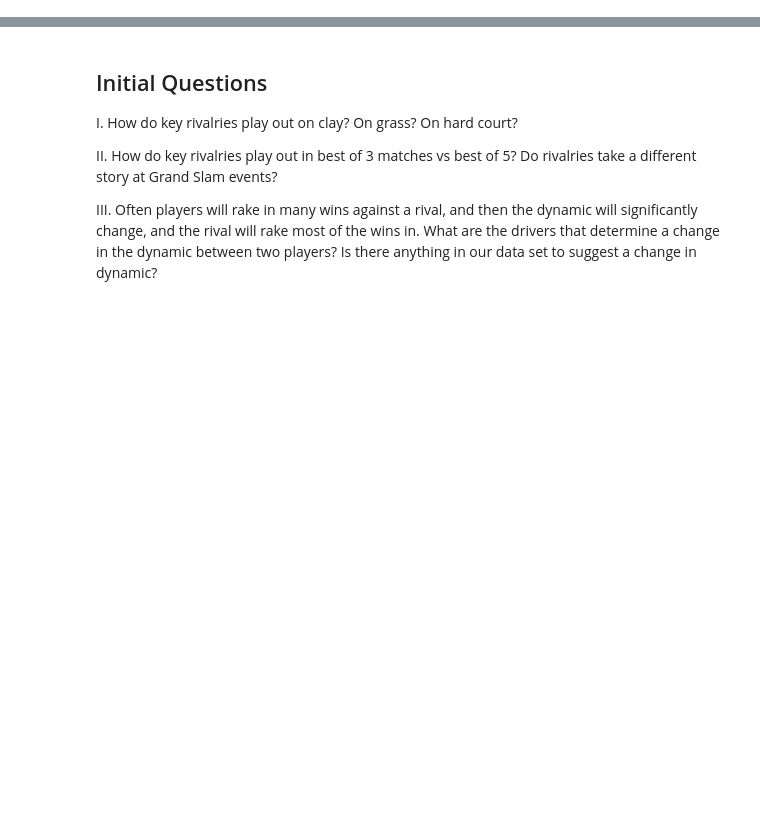
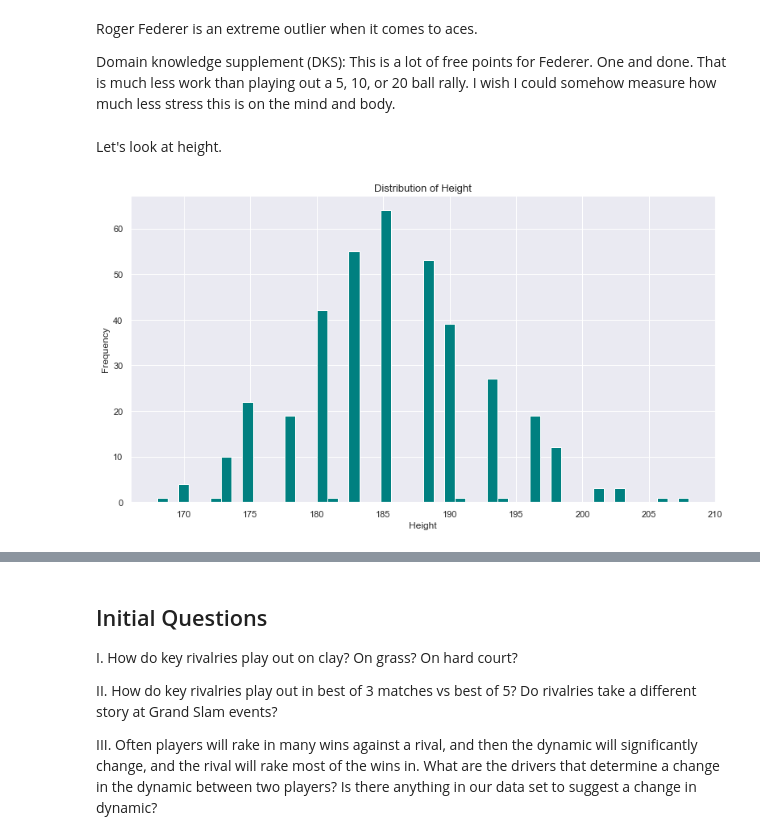
Before and after one commit to Racket-Science/Tennis-Match-Predictions, a Jupyter notebook: Notebooks/bondy_books/explore.ipynb, the cells around one changed output, grey strips where cells are left out. Cells and saved outputs as stored; diff of their text form; code cells hidden in the pictures; blank space fills up the shorter version.

```diff
--- a/Notebooks/bondy_books/explore.ipynb
+++ b/Notebooks/bondy_books/explore.ipynb
@@ -55,0 +203,10 @@ df.head(1)
+# %% [markdown]
+Roger Federer is an extreme outlier when it comes to aces.
+
+Domain knowledge supplement (DKS): This is a lot of free points for Federer. One and done. That is much less work than playing out a 5, 10, or 20 ball rally. I wish I could somehow measure how much less stress this is on the mind and body.
+# %% [markdown]
+Let's look at height.
+# %%
+distribution(pf, 'height')
+# %% [output]
+[figure, added]
```
Also changed, not shown: parts of 40 cells of this notebook.
